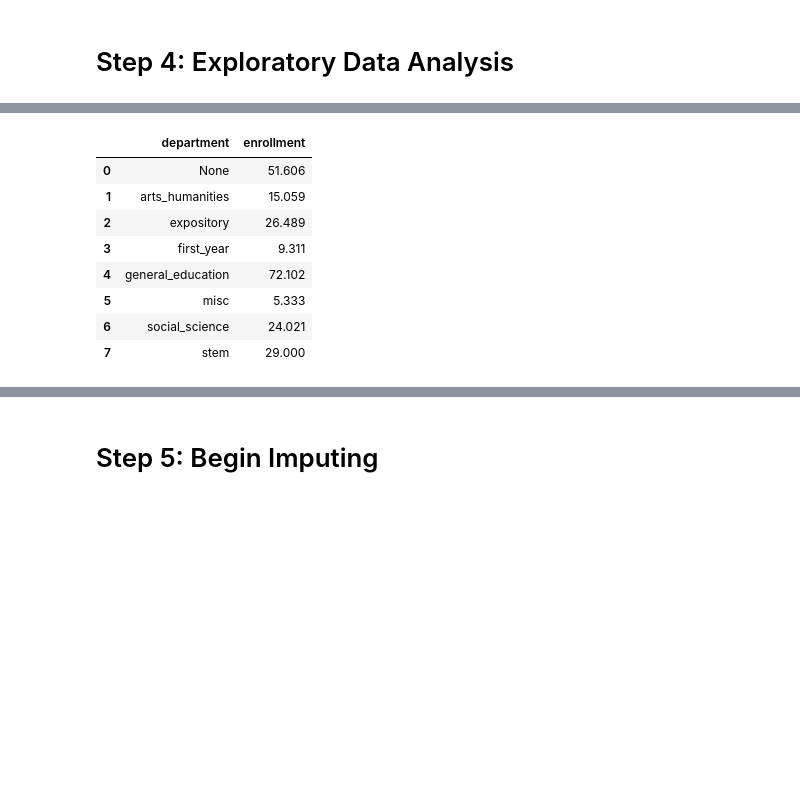
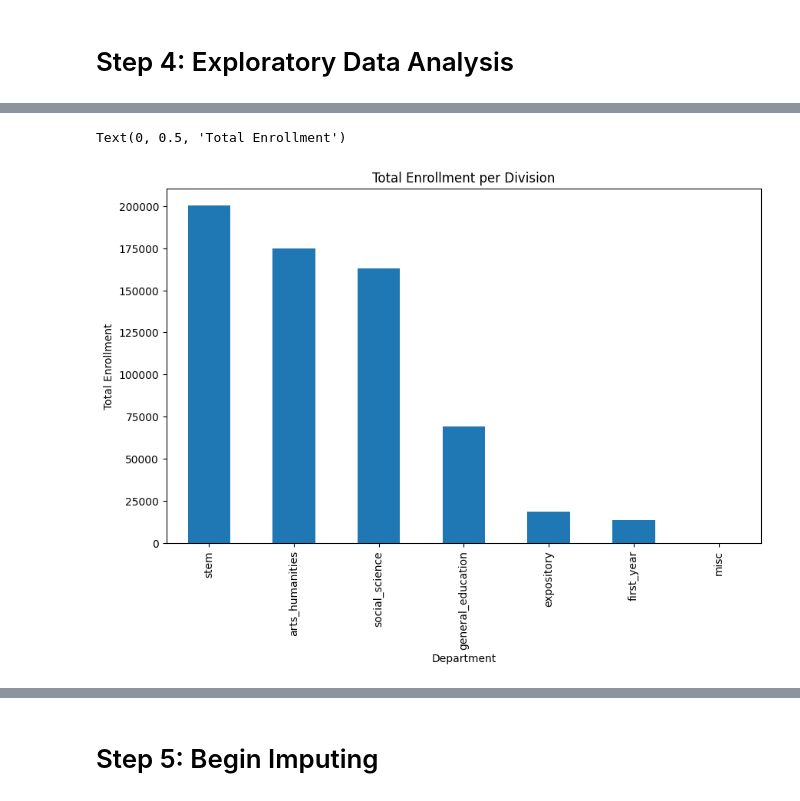
Before and after one commit to MattHAndrews/cs109a_final_project, a Jupyter notebook: Project.ipynb, the cells around one changed output, grey strips where cells are left out. Drawn from its saved outputs; the diff is of its cells as text; code cells hidden in the pictures; blank space fills up the shorter version.

```diff
--- a/Project.ipynb
+++ b/Project.ipynb
@@ -376,23 +424,13 @@ data_cleaned.describe()
 # %%
-total_enrollment = data_cleaned.groupby('department')['enrollment'].sum().sort_values(ascending=False)
+total_enrollment = data_cleaned.groupby('division')['enrollment'].sum().sort_values(ascending=False)
 
 # Plotting the total enrollment per department as a bar chart
 total_enrollment.plot(kind='bar', figsize=(10, 6))
 
 # Adding title and labels
-plt.title('Total Enrollment per Department')
+plt.title('Total Enrollment per Division')
 plt.xlabel('Department')
 plt.ylabel('Total Enrollment')
+# %% [output]
+Text(0, 0.5, 'Total Enrollment')
+[figure, added]
-# %%
-average_enrollment = data_cleaned.groupby('department')['enrollment'].mean().reset_index()
-average_enrollment
-# %% [output]
-|  | department | enrollment |
-| 0 | None | 51.606 |
-| 1 | arts_humanities | 15.059 |
-| 2 | expository | 26.489 |
-| 3 | first_year | 9.311 |
-| 4 | general_education | 72.102 |
-| 5 | misc | 5.333 |
-| 6 | social_science | 24.021 |
-| 7 | stem | 29.000 |
```
Also changed, not shown: parts of 18 cells of this notebook.
